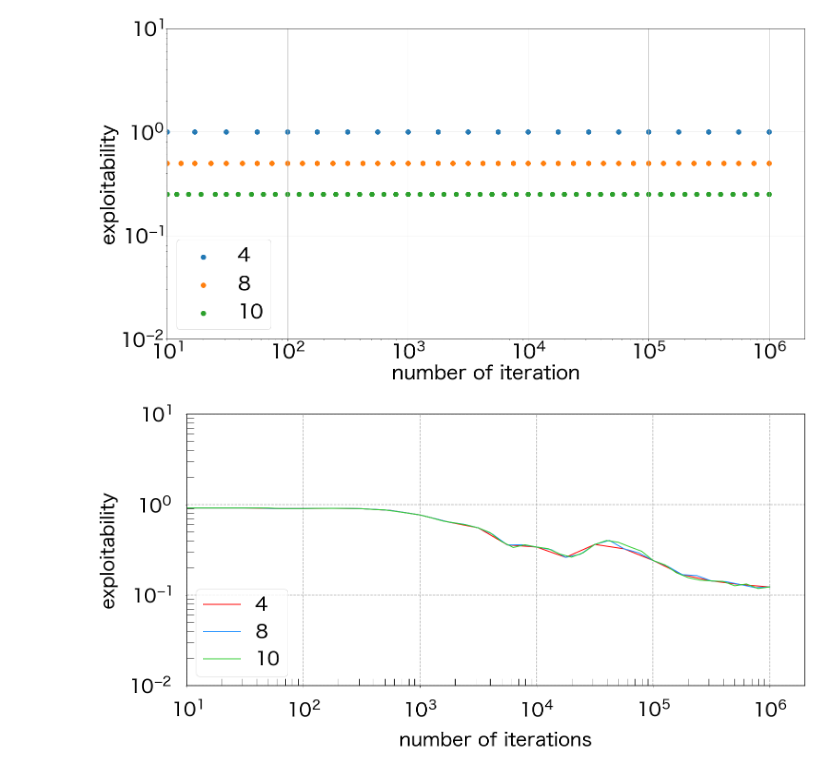
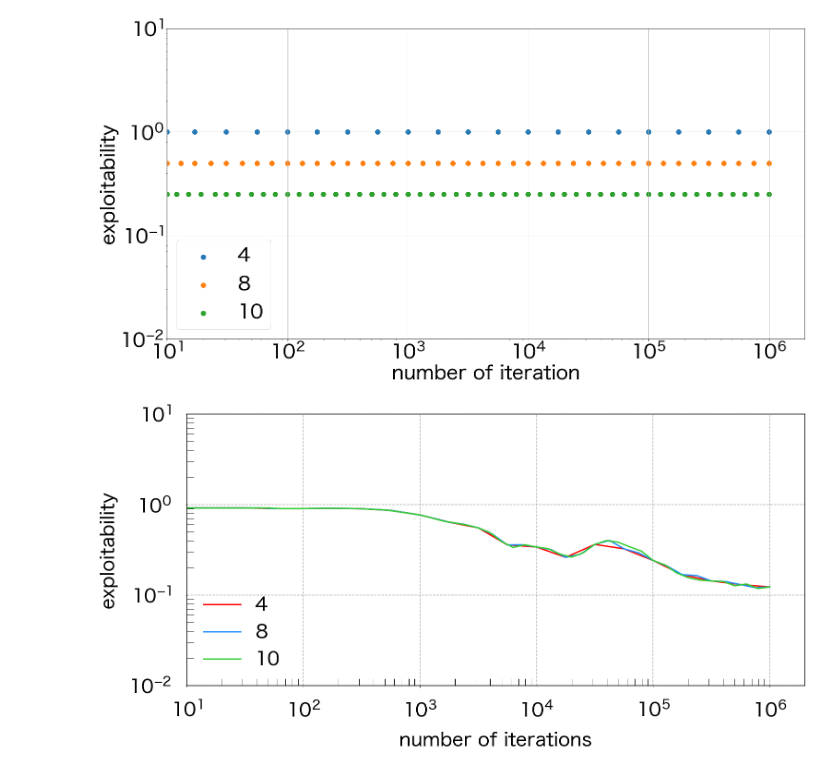
Before and after one commit to yusuke-sk/cfr, a Jupyter notebook: Other/Make_png/jupyter_notebook/exploitability.ipynb, the cells around one changed output. Drawn from its saved outputs; the diff is of its cells as text; code cells hidden in the pictures.

```diff
--- a/Other/Make_png/jupyter_notebook/exploitability.ipynb
+++ b/Other/Make_png/jupyter_notebook/exploitability.ipynb
@@ -34,33 +34,38 @@ plt.ylim(0.01,10)
 # %%
 # -- player2 --
 df_1 = pd.read_csv("../output/exploitability/DB_for_NFSP_sql_10.0_True.csv".format(NUM_PLAYERS))
 df_2 = pd.read_csv("../output/exploitability/DB_for_NFSP_sql_10.0_True_1.csv".format(NUM_PLAYERS))
 df_3 = pd.read_csv("../output/exploitability/DB_for_NFSP_sql_10.0_True_2.csv".format(NUM_PLAYERS))
 #df_4 = pd.read_csv("../output/Kuhn_poker/{}players/DB_for_NFSP_dqn.csv".format(NUM_PLAYERS))
 
 #df_4.tail()
 
 plt.rcParams["font.size"] = 40
 plt.figure(figsize=(24,12))
-plt.plot(df_1.iteration, df_1.exploitability_for_42_sql, label="4" , lw=2, color="r")
-plt.plot(df_2.iteration, df_2.exploitability_for_42_sql, label="8", lw=2, color="dodgerblue")
-plt.plot(df_3.iteration, df_3.exploitability_for_42_sql, label="10" , lw=2, color = "limegreen")
+plt.plot(df_1.iteration, df_1.exploitability_for_42_sql, label="4" , lw=3, color="r")
+plt.plot(df_2.iteration, df_2.exploitability_for_42_sql, label="8", lw=3, color="dodgerblue")
+plt.plot(df_3.iteration, df_3.exploitability_for_42_sql, label="10" , lw=3, color = "limegreen")
 #plt.plot(df_4.iteration, df_4.exploitability_for_42_dqn, label="NFSP with DQN", lw=5, color="magenta")
+
+#----
 
 plt.xscale('log')
 plt.yscale('log')
 plt.xlabel('number of iterations', labelpad=25)
 plt.ylabel('exploitability', labelpad=25)
-plt.legend(loc = "lower left")
+plt.legend(loc = "lower left", frameon = False)
 plt.grid(linestyle = "--", linewidth = 1.5)
 plt.gca().spines["top"].set_linewidth(1.5)
 plt.gca().spines["left"].set_linewidth(1.5)
 plt.gca().spines["bottom"].set_linewidth(1.5)
 plt.gca().spines["right"].set_linewidth(1.5)
 plt.xlim(10)
 plt.tick_params(pad=30)
 plt.ylim(0.01,10)
 plt.tick_params(width = 1, length = 15, which = "minor", direction = "in")
-plt.savefig("../png/1")
+
+#----
+
+#plt.savefig("../png/1")
 # %% [output]
-[figure, old version]
+[figure, new version]
```
Also changed, not shown: 7 other files.
